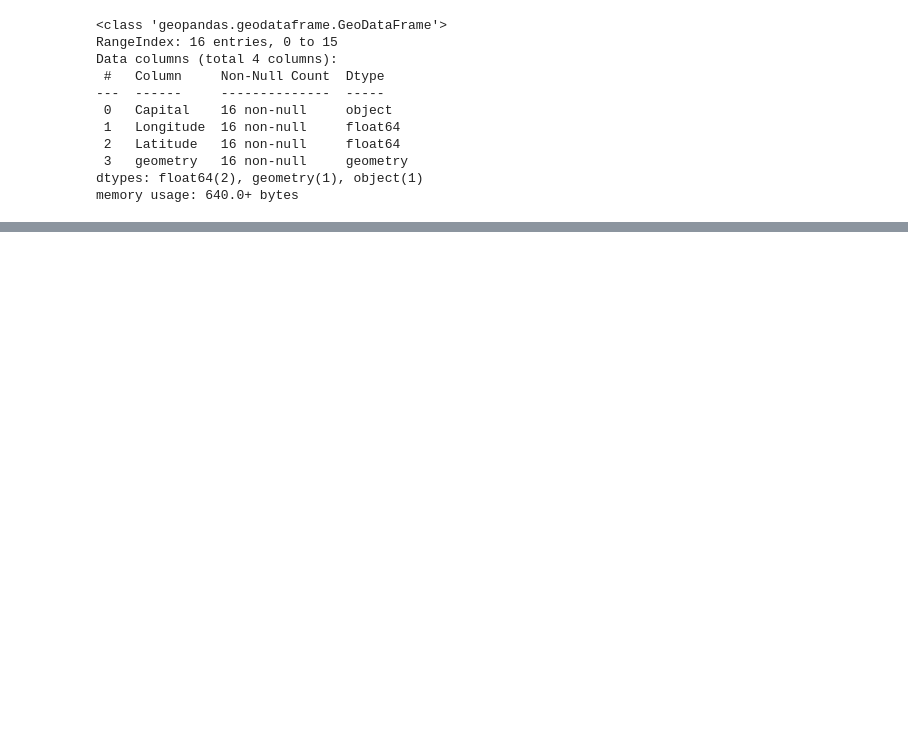
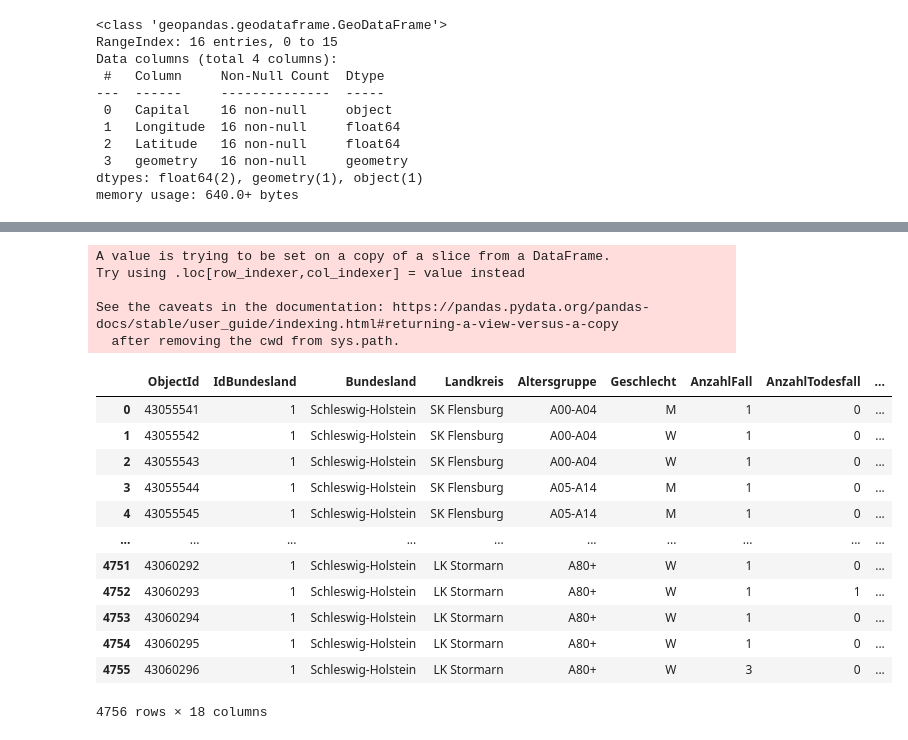
Before and after one commit to Jubo30/Data-Science-Project, a Jupyter notebook: Täglicher Zuwachs Deutschland.ipynb, the cells around one changed output, grey strips where cells are left out. Saved outputs shown, nothing was run; the diff lists cells and outputs as text; code cells hidden in the pictures; blank space fills up the shorter version.

```diff
--- a/Täglicher Zuwachs Deutschland.ipynb
+++ b/Täglicher Zuwachs Deutschland.ipynb
@@ -607,0 +716,25 @@ memory usage: 640.0+ bytes
+# %%
+bundzuwachsraw = pd.read_csv('RKI_COVID19.csv')
+listSH = ["Schleswig-Holstein"]
+SH = bundzuwachsraw.loc[bundzuwachsraw['Bundesland'].isin(listSH)]
+SH['Meldedatum'] = pd.to_datetime(SH['Meldedatum'])
+SH
+# %% [output]
+A value is trying to be set on a copy of a slice from a DataFrame.
+Try using .loc[row_indexer,col_indexer] = value instead
+
+See the caveats in the documentation: https://pandas.pydata.org/pandas-docs/stable/user_guide/indexing.html#returning-a-view-versus-a-copy
+  after removing the cwd from sys.path.
+|  | ObjectId | IdBundesland | Bundesland | Landkreis | Altersgruppe | Geschlecht | AnzahlFall | AnzahlTodesfall | ... |
+| 0 | 43055541 | 1 | Schleswig-Holstein | SK Flensburg | A00-A04 | M | 1 | 0 | ... |
+| 1 | 43055542 | 1 | Schleswig-Holstein | SK Flensburg | A00-A04 | W | 1 | 0 | ... |
+| 2 | 43055543 | 1 | Schleswig-Holstein | SK Flensburg | A00-A04 | W | 1 | 0 | ... |
+| 3 | 43055544 | 1 | Schleswig-Holstein | SK Flensburg | A05-A14 | M | 1 | 0 | ... |
+| 4 | 43055545 | 1 | Schleswig-Holstein | SK Flensburg | A05-A14 | M | 1 | 0 | ... |
+| ... | ... | ... | ... | ... | ... | ... | ... | ... | ... |
+| 4751 | 43060292 | 1 | Schleswig-Holstein | LK Stormarn | A80+ | W | 1 | 0 | ... |
+| 4752 | 43060293 | 1 | Schleswig-Holstein | LK Stormarn | A80+ | W | 1 | 1 | ... |
+| 4753 | 43060294 | 1 | Schleswig-Holstein | LK Stormarn | A80+ | W | 1 | 0 | ... |
+| 4754 | 43060295 | 1 | Schleswig-Holstein | LK Stormarn | A80+ | W | 1 | 0 | ... |
+| 4755 | 43060296 | 1 | Schleswig-Holstein | LK Stormarn | A80+ | W | 3 | 0 | ... |
+4756 rows × 18 columns
```
Also changed, not shown: parts of 23 cells of this notebook, 1 other file.
